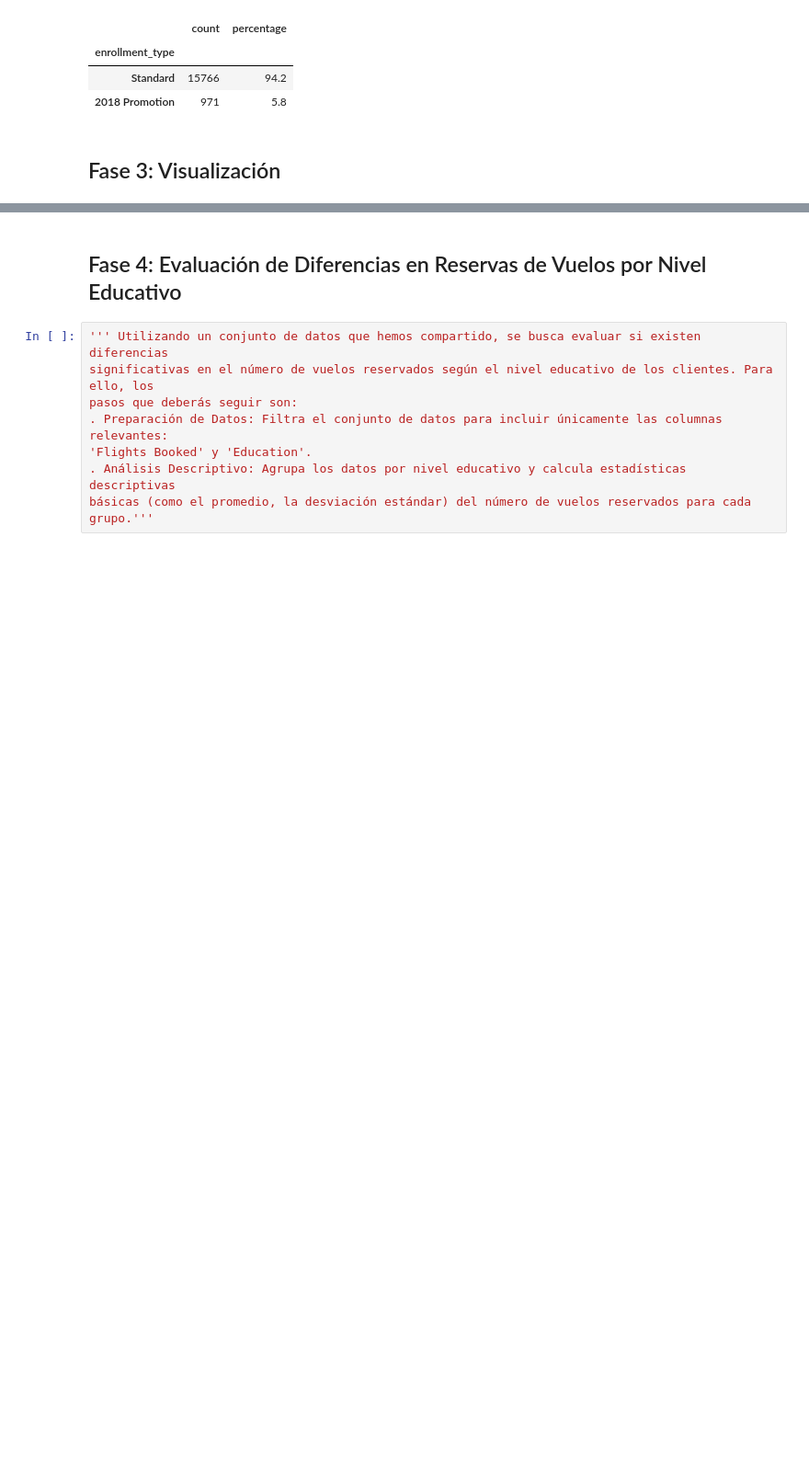
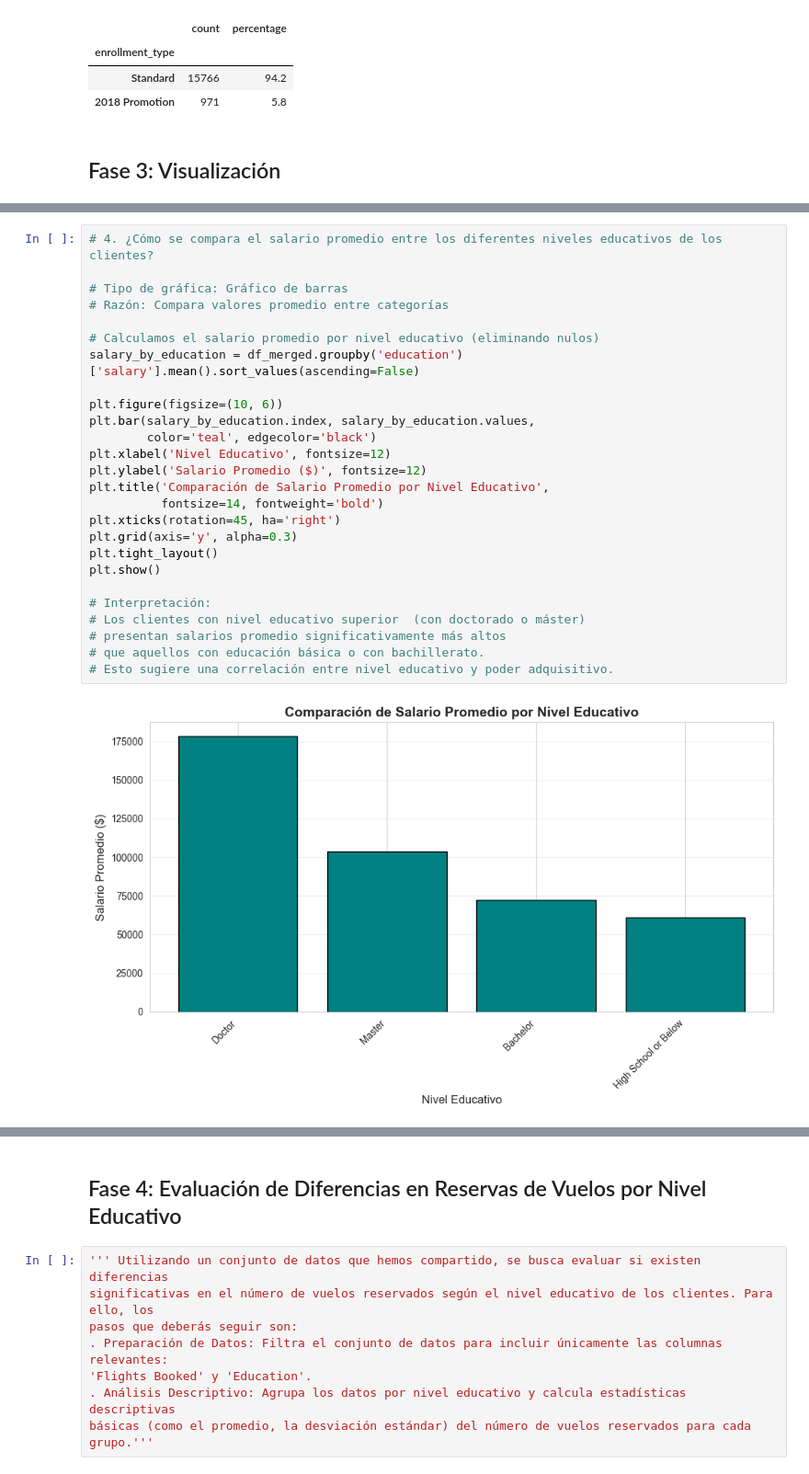
Before and after one commit to Adalab/bda-modulo-3-evaluacion-final-eaguilothio, a Jupyter notebook: evaluacion-final-eaguilothio.ipynb, the cells around one changed output, grey strips where cells are left out. Shown at 92% size. Cells and saved outputs as stored; diff of their text form; blank space fills up the shorter version.

```diff
--- a/evaluacion-final-eaguilothio.ipynb
+++ b/evaluacion-final-eaguilothio.ipynb
@@ -1045,0 +1109,28 @@ preguntas usando la mejor gráfica que consideres:
+# %%
+# 4. ¿Cómo se compara el salario promedio entre los diferentes niveles educativos de los clientes?
+
+# Tipo de gráfica: Gráfico de barras
+# Razón: Compara valores promedio entre categorías
+
+# Calculamos el salario promedio por nivel educativo (eliminando nulos)
+salary_by_education = df_merged.groupby('education')['salary'].mean().sort_values(ascending=False)
+
+plt.figure(figsize=(10, 6))
+plt.bar(salary_by_education.index, salary_by_education.values,
+        color='teal', edgecolor='black')
+plt.xlabel('Nivel Educativo', fontsize=12)
+plt.ylabel('Salario Promedio ($)', fontsize=12)
+plt.title('Comparación de Salario Promedio por Nivel Educativo',
+          fontsize=14, fontweight='bold')
+plt.xticks(rotation=45, ha='right')
+plt.grid(axis='y', alpha=0.3)
+plt.tight_layout()
+plt.show()
+
+# Interpretación:
+# Los clientes con nivel educativo superior  (con doctorado o máster)
+# presentan salarios promedio significativamente más altos
+# que aquellos con educación básica o con bachillerato.
+# Esto sugiere una correlación entre nivel educativo y poder adquisitivo.
+# %% [output]
+[figure, added]
```
Also changed, not shown: parts of 6 cells of this notebook.
